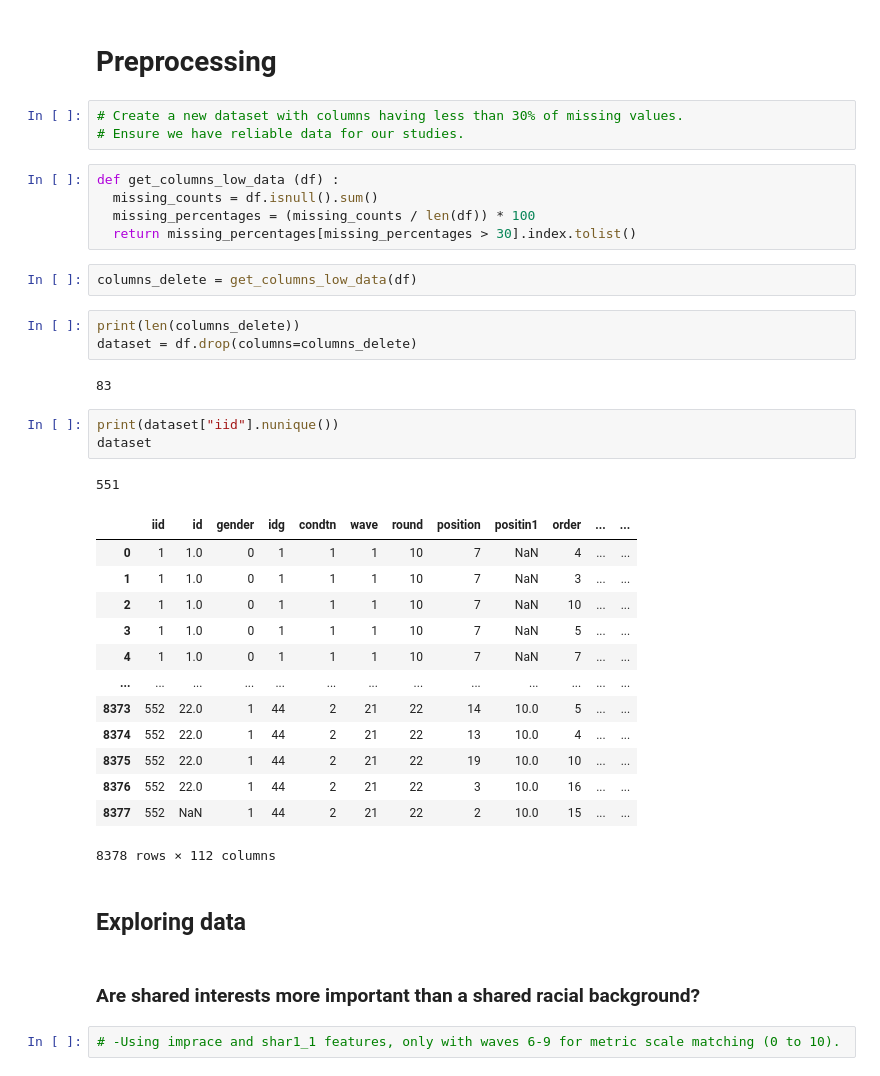
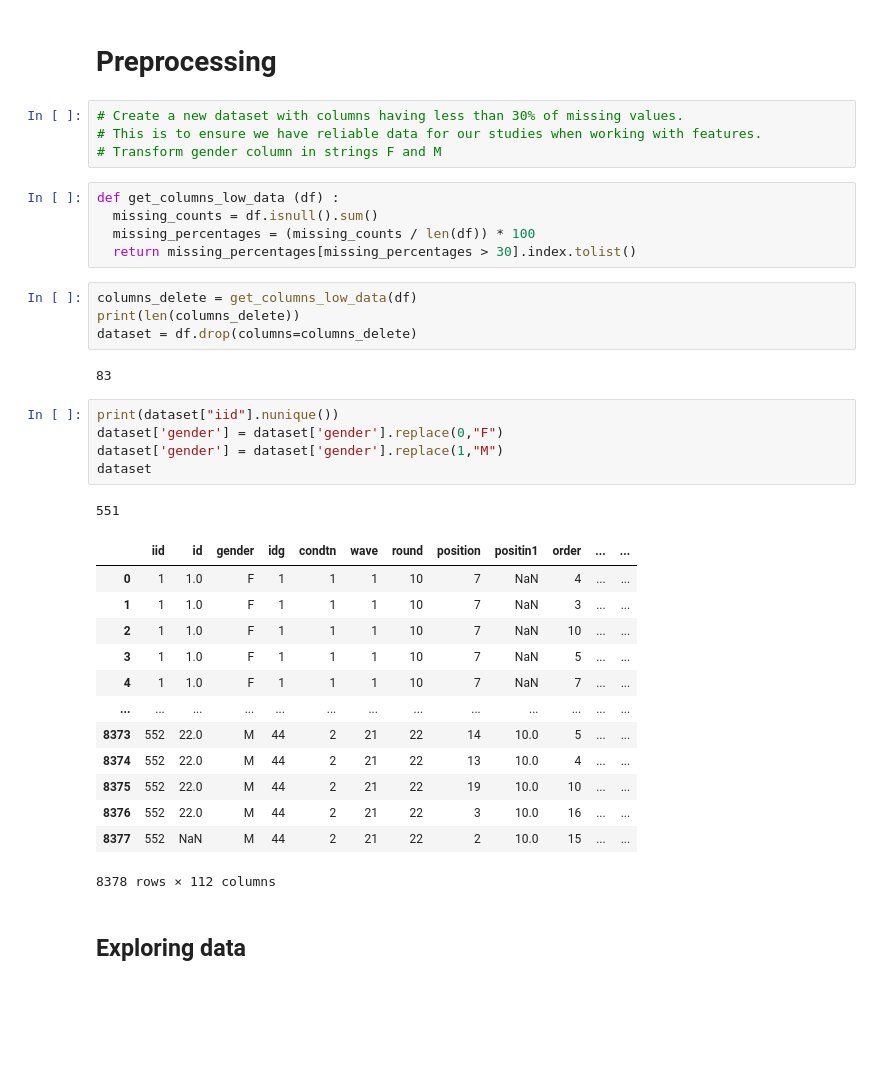
Before and after one commit to Mathias-Samson/Data_Science_Full_Stack_03-24, a Jupyter notebook: 01_EDA_Tinder/Speed_Dating_Deliverable_01.ipynb, the cells around one changed output. Drawn from its saved outputs; the diff is of its cells as text; blank space fills up the shorter version.

```diff
--- a/01_EDA_Tinder/Speed_Dating_Deliverable_01.ipynb
+++ b/01_EDA_Tinder/Speed_Dating_Deliverable_01.ipynb
@@ -68,40 +67,38 @@ Length: 195, dtype: float64
 # Preprocessing
 # %%
 # Create a new dataset with columns having less than 30% of missing values.
-# Ensure we have reliable data for our studies.
+# This is to ensure we have reliable data for our studies when working with features.
+# Transform gender column in strings F and M
 # %%
 def get_columns_low_data (df) :
   missing_counts = df.isnull().sum()
   missing_percentages = (missing_counts / len(df)) * 100
   return missing_percentages[missing_percentages > 30].index.tolist()
-# %%
-columns_delete = get_columns_low_data(df)
 # %%
+columns_delete = get_columns_low_data(df)
 print(len(columns_delete))
 dataset = df.drop(columns=columns_delete)
 # %% [output]
 83
-# %%
-print(dataset["iid"].nunique())
-dataset
-# %% [output]
-551
-|  | iid | id | gender | idg | condtn | wave | round | position | positin1 | order | ... | ... |
-| 0 | 1 | 1.0 | 0 | 1 | 1 | 1 | 10 | 7 | NaN | 4 | ... | ... |
-| 1 | 1 | 1.0 | 0 | 1 | 1 | 1 | 10 | 7 | NaN | 3 | ... | ... |
-| 2 | 1 | 1.0 | 0 | 1 | 1 | 1 | 10 | 7 | NaN | 10 | ... | ... |
-| 3 | 1 | 1.0 | 0 | 1 | 1 | 1 | 10 | 7 | NaN | 5 | ... | ... |
-| 4 | 1 | 1.0 | 0 | 1 | 1 | 1 | 10 | 7 | NaN | 7 | ... | ... |
-| ... | ... | ... | ... | ... | ... | ... | ... | ... | ... | ... | ... | ... |
-| 8373 | 552 | 22.0 | 1 | 44 | 2 | 21 | 22 | 14 | 10.0 | 5 | ... | ... |
-| 8374 | 552 | 22.0 | 1 | 44 | 2 | 21 | 22 | 13 | 10.0 | 4 | ... | ... |
-| 8375 | 552 | 22.0 | 1 | 44 | 2 | 21 | 22 | 19 | 10.0 | 10 | ... | ... |
-| 8376 | 552 | 22.0 | 1 | 44 | 2 | 21 | 22 | 3 | 10.0 | 16 | ... | ... |
-| 8377 | 552 | NaN | 1 | 44 | 2 | 21 | 22 | 2 | 10.0 | 15 | ... | ... |
-8378 rows × 112 columns
+# %%
+print(dataset["iid"].nunique())
+dataset['gender'] = dataset['gender'].replace(0,"F")
+dataset['gender'] = dataset['gender'].replace(1,"M")
+dataset
+# %% [output]
+551
+|  | iid | id | gender | idg | condtn | wave | round | position | positin1 | order | ... | ... |
+| 0 | 1 | 1.0 | F | 1 | 1 | 1 | 10 | 7 | NaN | 4 | ... | ... |
+| 1 | 1 | 1.0 | F | 1 | 1 | 1 | 10 | 7 | NaN | 3 | ... | ... |
+| 2 | 1 | 1.0 | F | 1 | 1 | 1 | 10 | 7 | NaN | 10 | ... | ... |
+| 3 | 1 | 1.0 | F | 1 | 1 | 1 | 10 | 7 | NaN | 5 | ... | ... |
+| 4 | 1 | 1.0 | F | 1 | 1 | 1 | 10 | 7 | NaN | 7 | ... | ... |
+| ... | ... | ... | ... | ... | ... | ... | ... | ... | ... | ... | ... | ... |
+| 8373 | 552 | 22.0 | M | 44 | 2 | 21 | 22 | 14 | 10.0 | 5 | ... | ... |
+| 8374 | 552 | 22.0 | M | 44 | 2 | 21 | 22 | 13 | 10.0 | 4 | ... | ... |
+| 8375 | 552 | 22.0 | M | 44 | 2 | 21 | 22 | 19 | 10.0 | 10 | ... | ... |
+| 8376 | 552 | 22.0 | M | 44 | 2 | 21 | 22 | 3 | 10.0 | 16 | ... | ... |
+| 8377 | 552 | NaN | M | 44 | 2 | 21 | 22 | 2 | 10.0 | 15 | ... | ... |
+8378 rows × 112 columns
 # %% [markdown]
 ## Exploring data
-# %% [markdown]
-### Are shared interests more important than a shared racial background?
-# %%
-# -Using imprace and shar1_1 features, only with waves 6-9 for metric scale matching (0 to 10).
```
Also changed, not shown: parts of 66 cells of this notebook.
